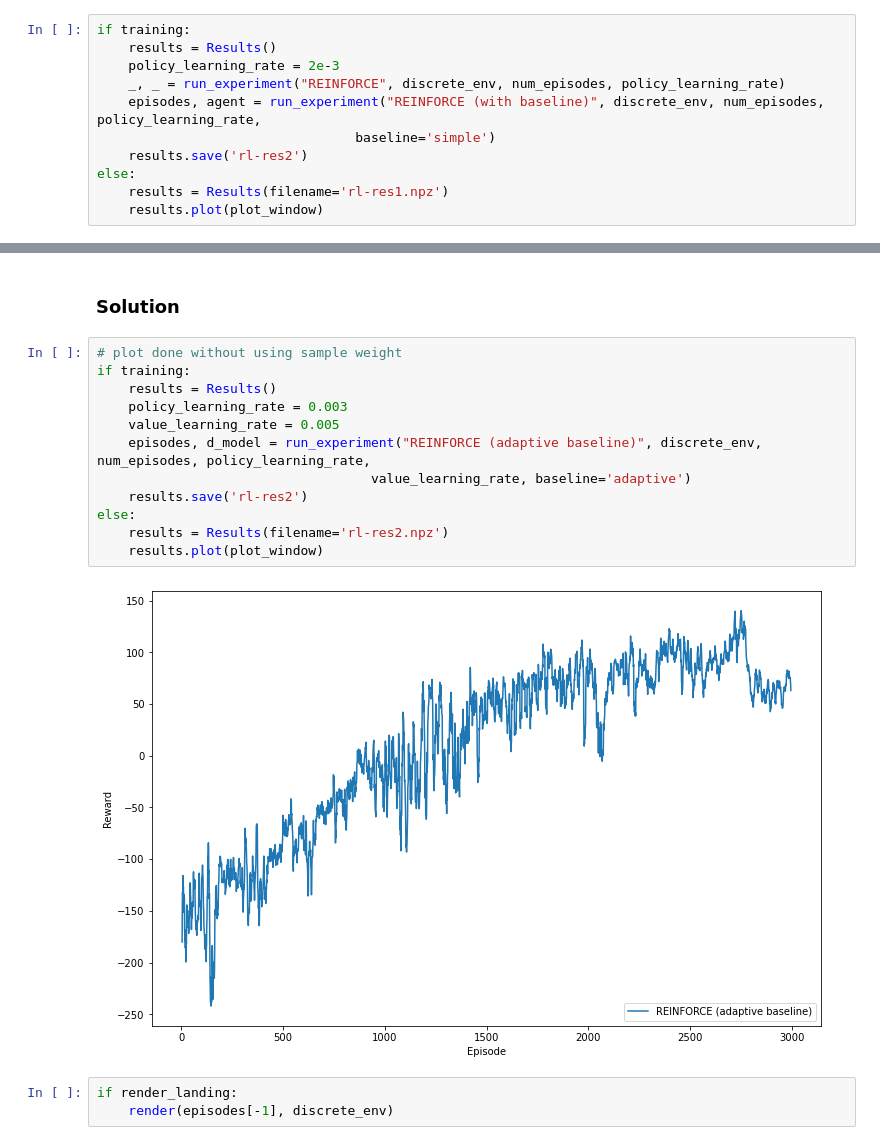
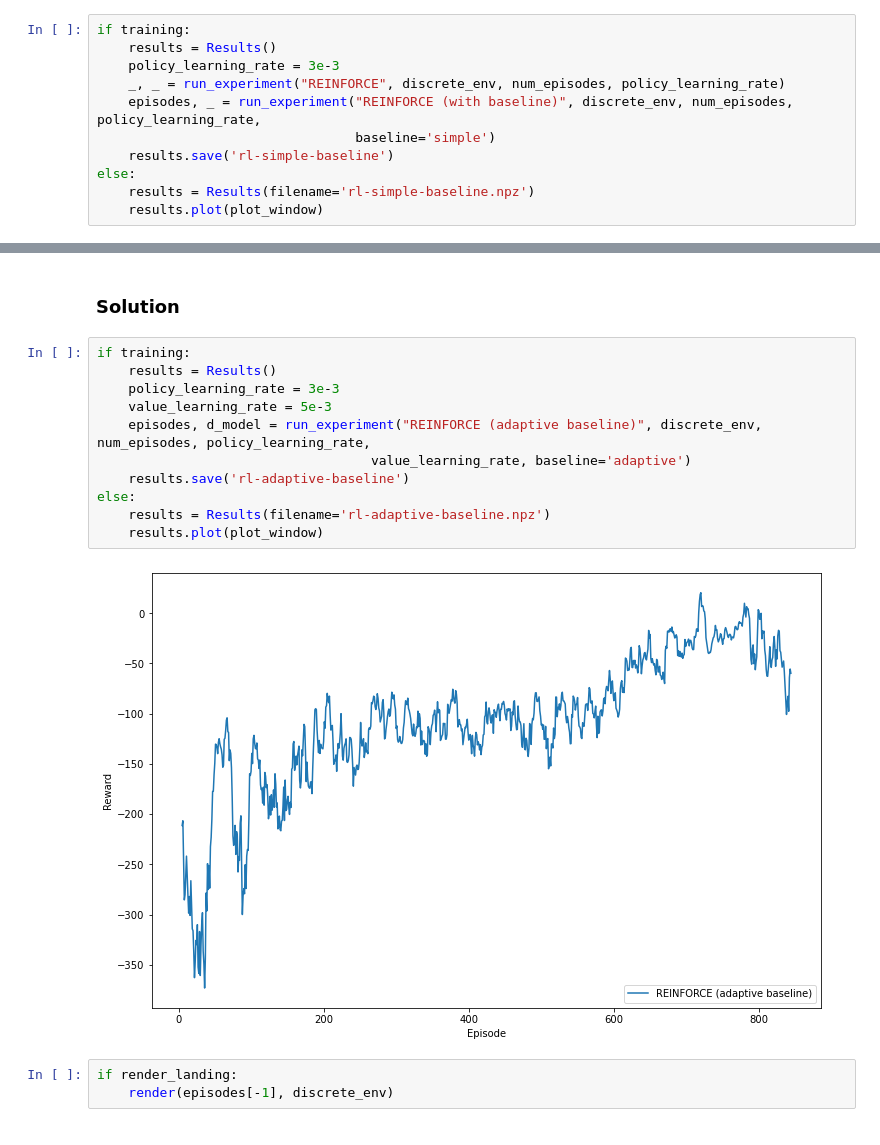
Before and after one commit to sylvainlugeon/rl_project, a Jupyter notebook: miniproject1.ipynb, the cells around one changed output, grey strips where cells are left out. Drawn from its saved outputs; the diff is of its cells as text.

```diff
--- a/miniproject1.ipynb
+++ b/miniproject1.ipynb
@@ -483,12 +474,12 @@ WARNING: Running any experiments with the same names (first argument in run_expe
 # %%
 if training:
     results = Results()
-    policy_learning_rate = 2e-3
+    policy_learning_rate = 3e-3
     _, _ = run_experiment("REINFORCE", discrete_env, num_episodes, policy_learning_rate)
-    episodes, agent = run_experiment("REINFORCE (with baseline)", discrete_env, num_episodes, policy_learning_rate,
+    episodes, _ = run_experiment("REINFORCE (with baseline)", discrete_env, num_episodes, policy_learning_rate,
                                  baseline='simple')
-    results.save('rl-res2')
+    results.save('rl-simple-baseline')
 else:
-    results = Results(filename='rl-res1.npz')
+    results = Results(filename='rl-simple-baseline.npz')
     results.plot(plot_window)
 # %% [output]
@@ -523,19 +514,18 @@ TECHNICAL NOTE: Some textbooks may refer to this approach as "Actor-Critic", whe
 # %% [markdown]
 ### Solution
 # %%
-# plot done without using sample weight
 if training:
     results = Results()
-    policy_learning_rate = 0.003
-    value_learning_rate = 0.005
+    policy_learning_rate = 3e-3
+    value_learning_rate = 5e-3
     episodes, d_model = run_experiment("REINFORCE (adaptive baseline)", discrete_env, num_episodes, policy_learning_rate,
                                    value_learning_rate, baseline='adaptive')
-    results.save('rl-res2')
+    results.save('rl-adaptive-baseline')
 else:
-    results = Results(filename='rl-res2.npz')
+    results = Results(filename='rl-adaptive-baseline.npz')
     results.plot(plot_window)
 # %% [output]
-[figure, old version]
+[figure, new version]
 # %%
 if render_landing:
     render(episodes[-1], discrete_env)
```
Also changed, not shown: parts of 6 cells of this notebook, 6 other files.
